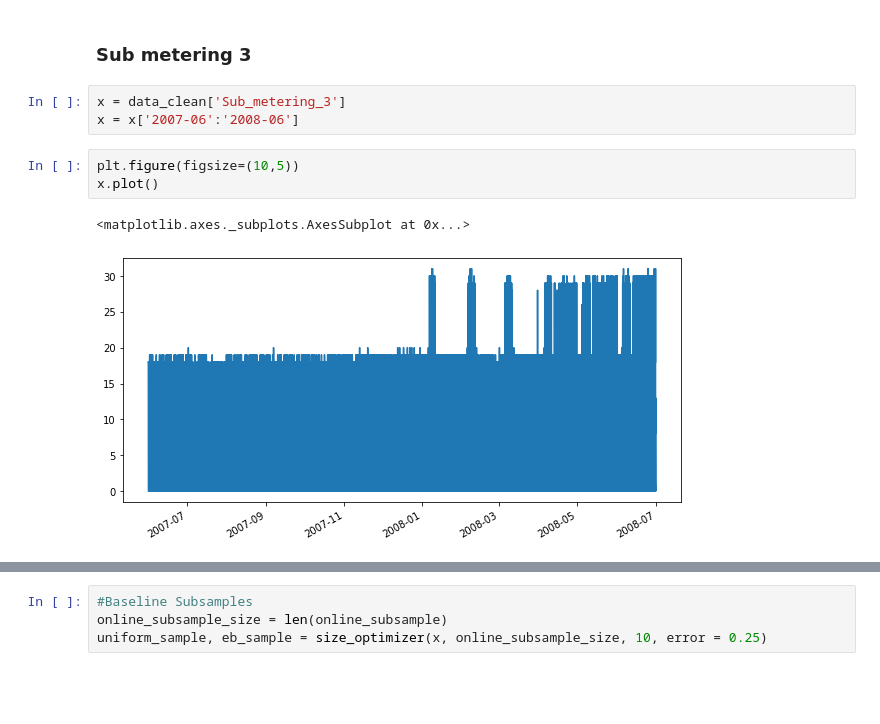
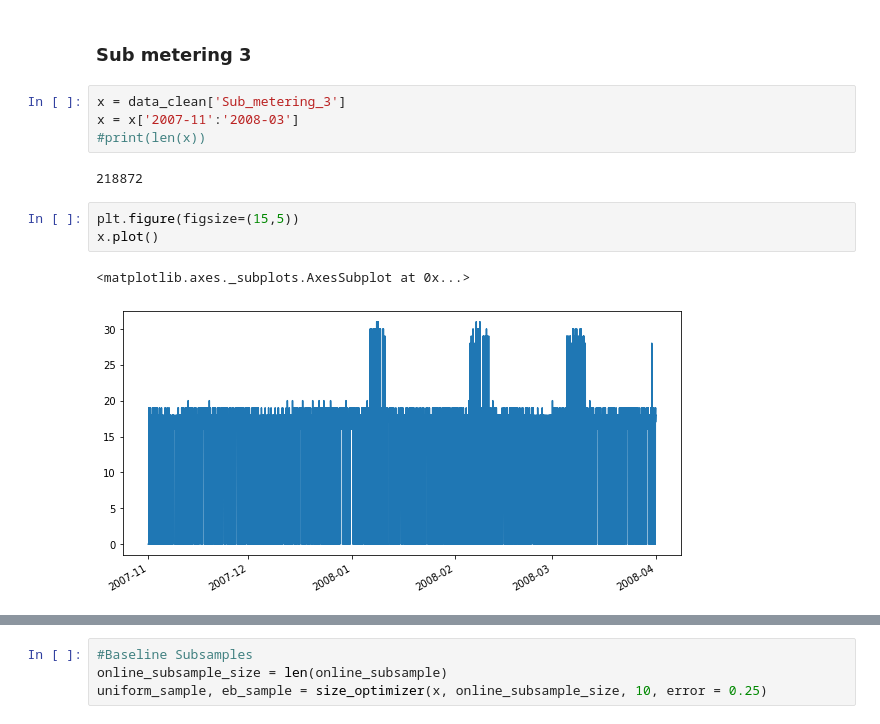
Before and after one commit to Barbarioli/OTSS, a Jupyter notebook: UCI_examples.ipynb, the cells around one changed output, grey strips where cells are left out. Cells and saved outputs as stored; diff of their text form; blank space fills up the shorter version.

```diff
--- a/UCI_examples.ipynb
+++ b/UCI_examples.ipynb
@@ -87,13 +102,16 @@ data_clean.info()
 ### Sub metering 3
 # %%
 x = data_clean['Sub_metering_3']
-x = x['2007-06':'2008-06']
+x = x['2007-11':'2008-03']
+#print(len(x))
+# %% [output]
+218872
 # %%
-plt.figure(figsize=(10,5))
+plt.figure(figsize=(15,5))
 x.plot()
 # %% [output]
 <matplotlib.axes._subplots.AxesSubplot at 0x...>
-[figure, old version]
+[figure, new version]
 # %%
 # Online subsampler
 
```
Also changed, not shown: parts of 46 cells of this notebook.
